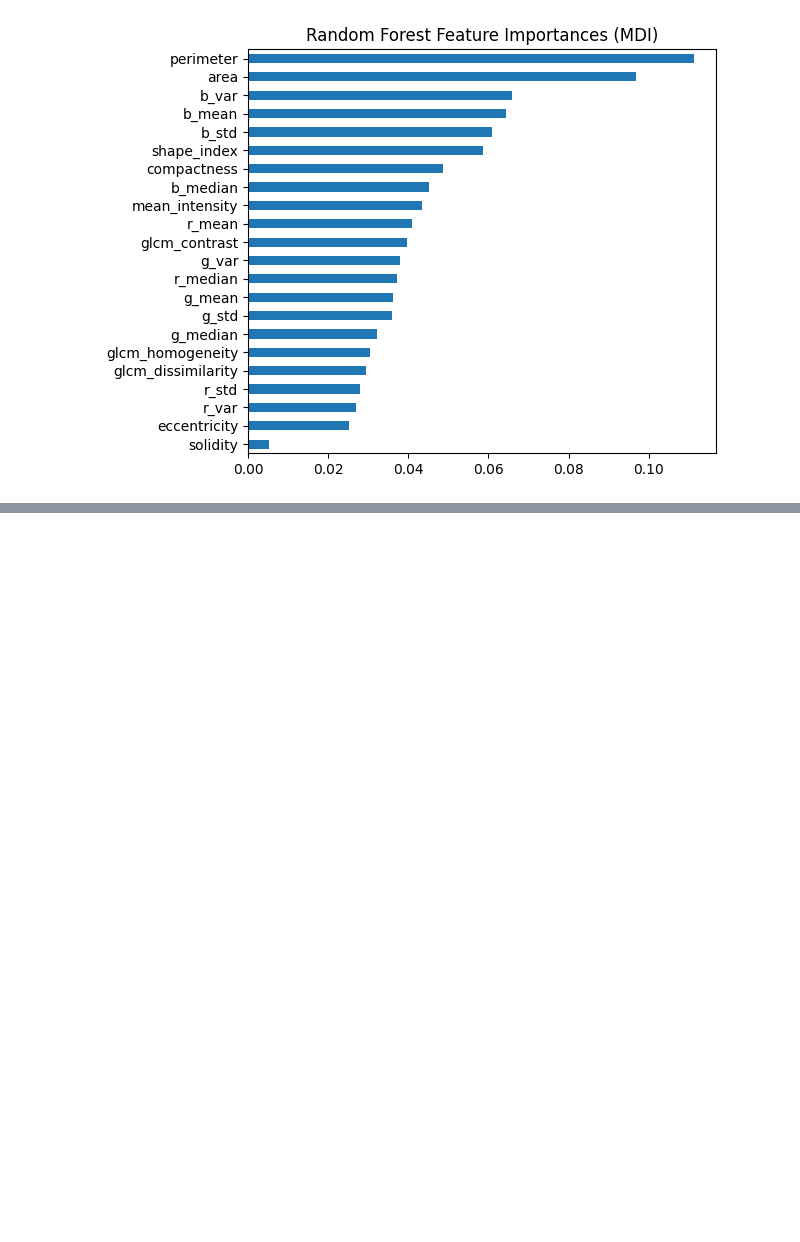
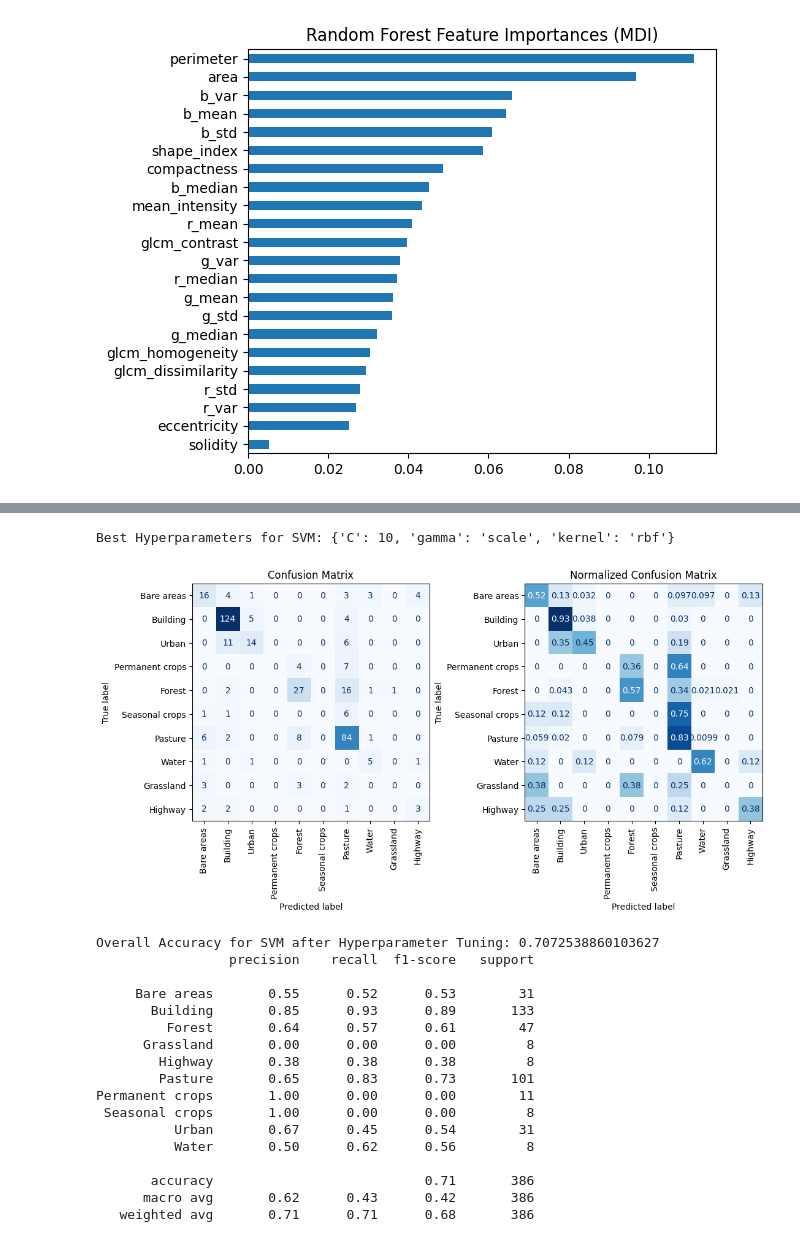
Before and after one commit to kshitijrajsharma/landcoverclassification, a Jupyter notebook: notebooks/train.ipynb, the cells around one changed output, grey strips where cells are left out. Drawn from its saved outputs; the diff is of its cells as text; code cells hidden in the pictures; blank space fills up the shorter version.

Commit message:
add svm as another classifier in train

```diff
--- a/notebooks/train.ipynb
+++ b/notebooks/train.ipynb
@@ -197,3 +197,28 @@ ax.set_title("Random Forest Feature Importances (MDI)")
 ax.figure.tight_layout()
 # %% [output]
 [figure]
+# %%
+from sklearn.svm import SVC
+from sklearn.preprocessing import StandardScaler
+
+scaler = StandardScaler()
+X_train_scaled = scaler.fit_transform(X_train)
+X_test_scaled = scaler.transform(X_test)
+
+param_grid_svm = {
+    'C': [0.1, 1, 10],
+    'gamma': ['scale', 'auto'],
+    'kernel': ['rbf', 'poly']
+}
+
+cv_svm = StratifiedKFold(n_splits=5, shuffle=True, random_state=42)
+
+grid_search_svm = GridSearchCV(
+    estimator=SVC(random_state=42),
+    param_grid=param_grid_svm,
+    cv=cv_svm,
+    n_jobs=-1,
+    verbose=2,
+    scoring='f1_macro'
+)
+grid_search_svm.fit(X_train_scaled, y_train)
@@ -199,0 +248,26 @@ ax.figure.tight_layout()
+# %%
+best_model_svm = grid_search_svm.best_estimator_
+print("Best Hyperparameters for SVM:", grid_search_svm.best_params_)
+overall_svm,classification_svm = compute_accuracy(best_model_svm, X_test_scaled, y_test, train_gdf)
+print("Overall Accuracy for SVM after Hyperparameter Tuning:", overall_svm)
+print(classification_svm)
+# %% [output]
+Best Hyperparameters for SVM: {'C': 10, 'gamma': 'scale', 'kernel': 'rbf'}
+[figure, added]
+Overall Accuracy for SVM after Hyperparameter Tuning: 0.7072538860103627
+                 precision    recall  f1-score   support
+
+     Bare areas       0.55      0.52      0.53        31
+       Building       0.85      0.93      0.89       133
+         Forest       0.64      0.57      0.61        47
+      Grassland       0.00      0.00      0.00         8
+        Highway       0.38      0.38      0.38         8
+        Pasture       0.65      0.83      0.73       101
+Permanent crops       1.00      0.00      0.00        11
+ Seasonal crops       1.00      0.00      0.00         8
+          Urban       0.67      0.45      0.54        31
+          Water       0.50      0.62      0.56         8
+
+       accuracy                           0.71       386
+      macro avg       0.62      0.43      0.42       386
+   weighted avg       0.71      0.71      0.68       386
```
Also changed, not shown: parts of 1 cell of this notebook.
